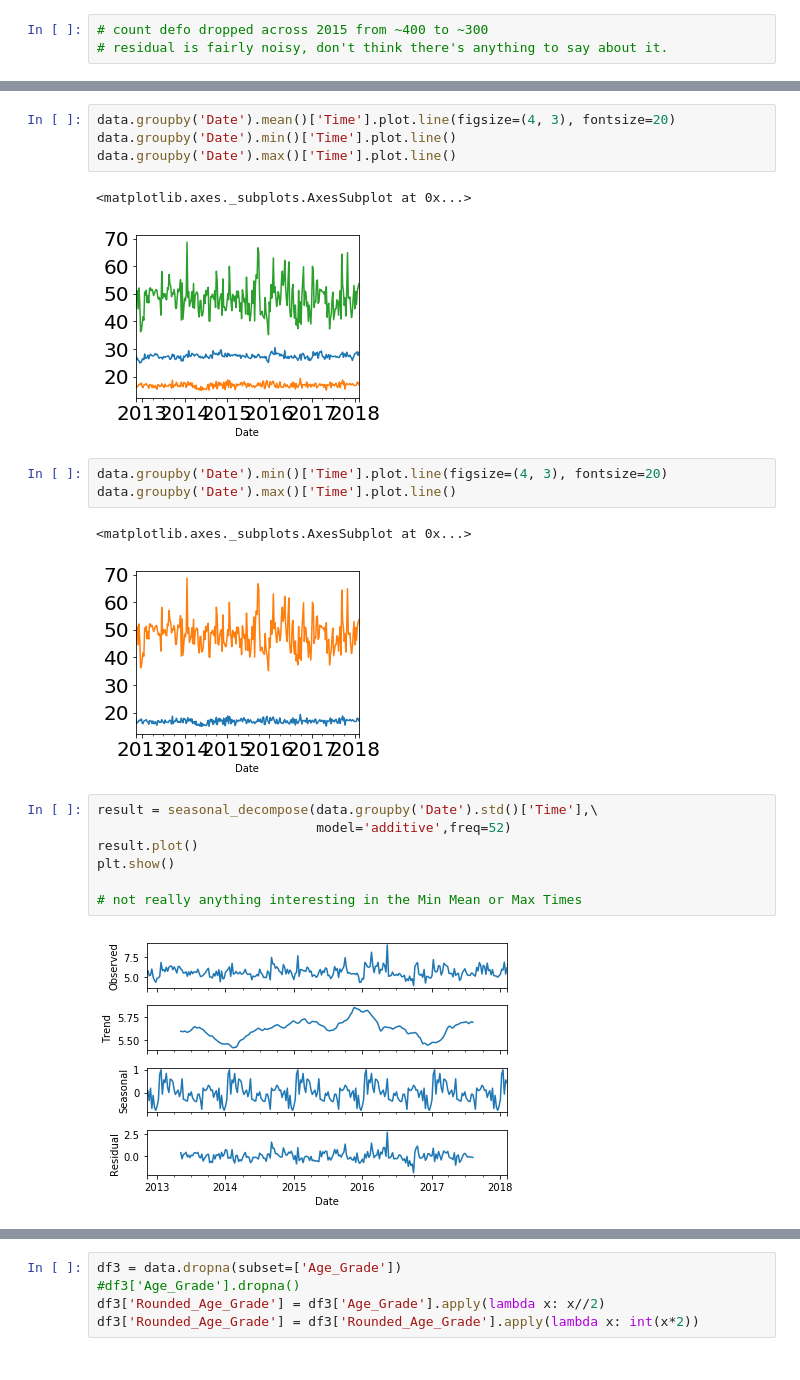
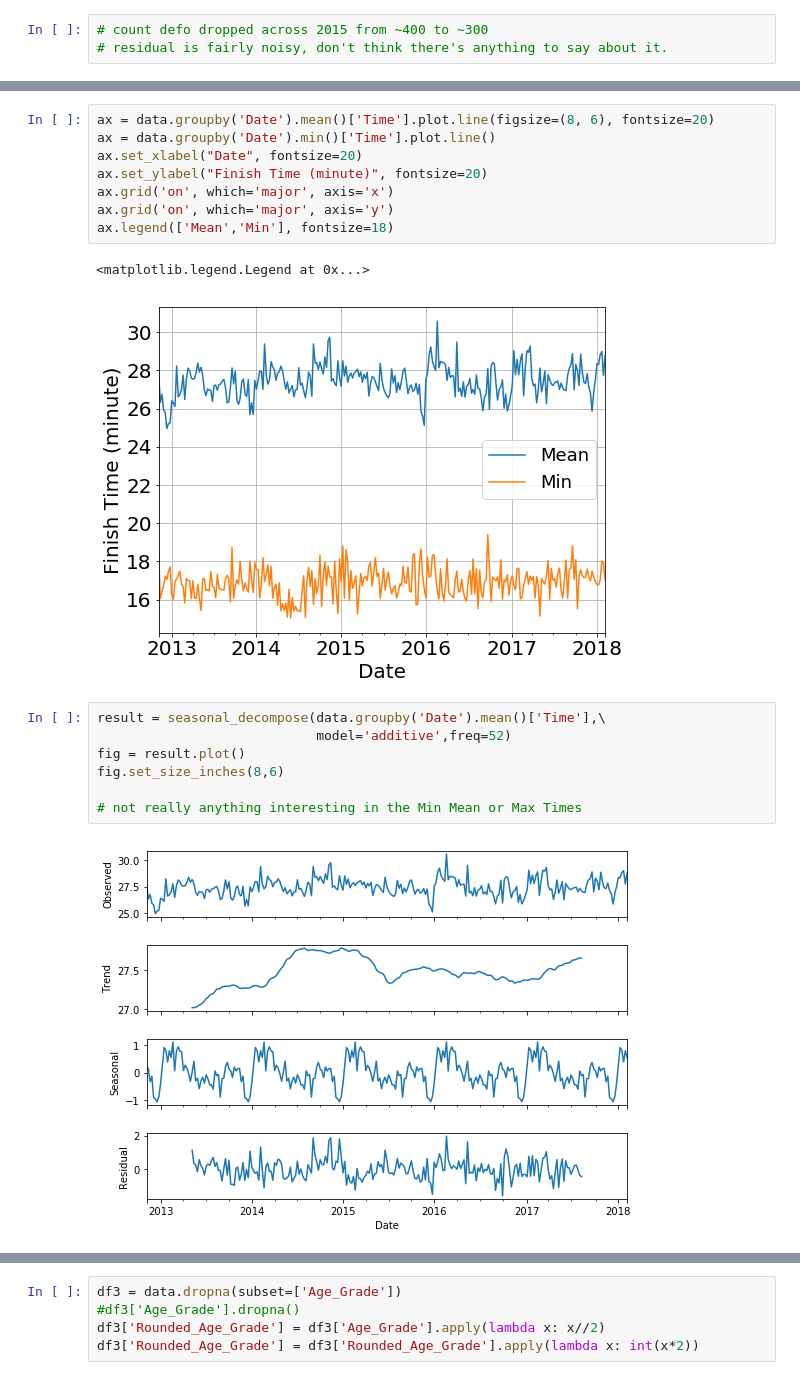
Before and after one commit to caffreit/testpark, a Jupyter notebook: Exploratory Analysis of MHide ParkRun Part 1.ipynb, the cells around one changed output, grey strips where cells are left out. Drawn from its saved outputs; the diff is of its cells as text.

```diff
--- a/Exploratory Analysis of MHide ParkRun Part 1.ipynb
+++ b/Exploratory Analysis of MHide ParkRun Part 1.ipynb
@@ -50,22 +62,20 @@ plt.show()
 # %%
-data.groupby('Date').mean()['Time'].plot.line(figsize=(4, 3), fontsize=20)
-data.groupby('Date').min()['Time'].plot.line()
-data.groupby('Date').max()['Time'].plot.line()
+ax = data.groupby('Date').mean()['Time'].plot.line(figsize=(8, 6), fontsize=20)
+ax = data.groupby('Date').min()['Time'].plot.line()
+ax.set_xlabel("Date", fontsize=20)
+ax.set_ylabel("Finish Time (minute)", fontsize=20)
+ax.grid('on', which='major', axis='x')
+ax.grid('on', which='major', axis='y')
+ax.legend(['Mean','Min'], fontsize=18)
 # %% [output]
-<matplotlib.axes._subplots.AxesSubplot at 0x...>
+<matplotlib.legend.Legend at 0x...>
-[figure, old version]
+[figure, new version]
-# %%
-data.groupby('Date').min()['Time'].plot.line(figsize=(4, 3), fontsize=20)
-data.groupby('Date').max()['Time'].plot.line()
-# %% [output]
-<matplotlib.axes._subplots.AxesSubplot at 0x...>
-[figure, removed]
 # %%
-result = seasonal_decompose(data.groupby('Date').std()['Time'],\
+result = seasonal_decompose(data.groupby('Date').mean()['Time'],\
                             model='additive',freq=52)
-result.plot()
-plt.show()
+fig = result.plot()
+fig.set_size_inches(8,6)
 
 # not really anything interesting in the Min Mean or Max Times
 # %% [output]
-[figure, old version]
+[figure, new version]
```
Also changed, not shown: parts of 28 cells of this notebook.
